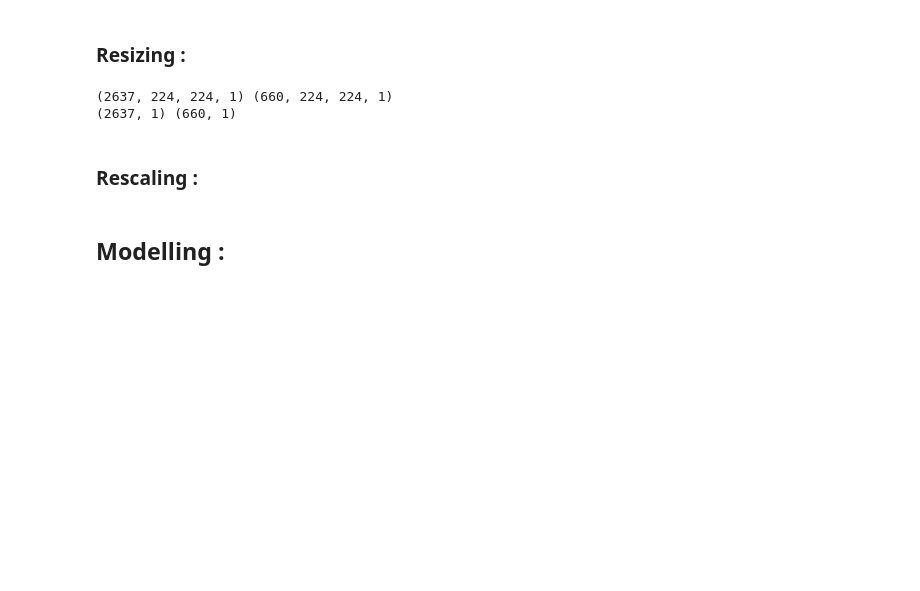
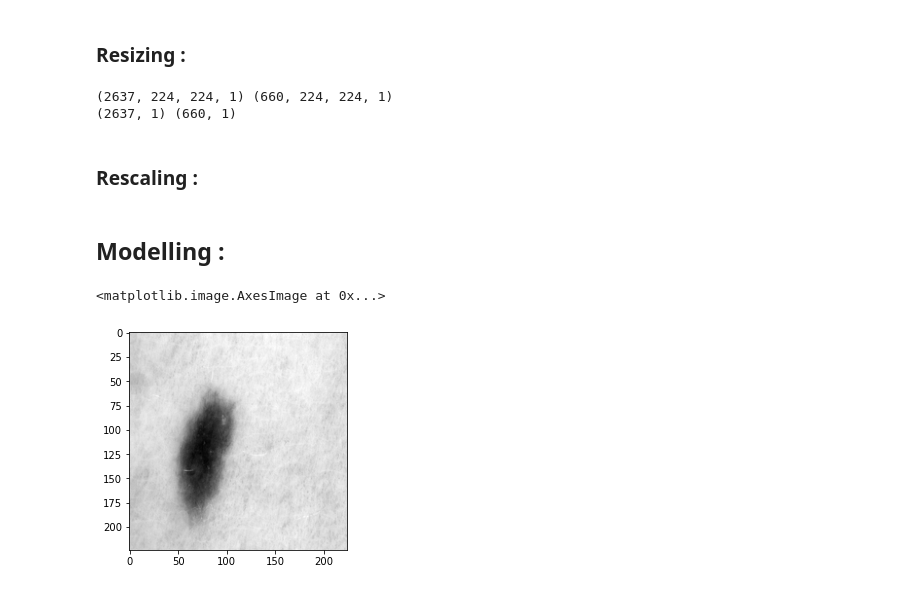
Before and after one commit to AnthonyJaquaniello/Skin_detector, a Jupyter notebook: skin_detector.ipynb, the cells around one changed output. Drawn from its saved outputs; the diff is of its cells as text; code cells hidden in the pictures; blank space fills up the shorter version.

```diff
--- a/skin_detector.ipynb
+++ b/skin_detector.ipynb
@@ -108,2 +112,7 @@ X_test, y_test = rescale(X_test, y_test)
 # %% [markdown]
 <h2>Modelling :</h2>
+# %%
+plt.imshow(X_test[0], cmap='gray')
+# %% [output]
+<matplotlib.image.AxesImage at 0x...>
+[figure, added]
```
Also changed, not shown: parts of 8 cells of this notebook.
